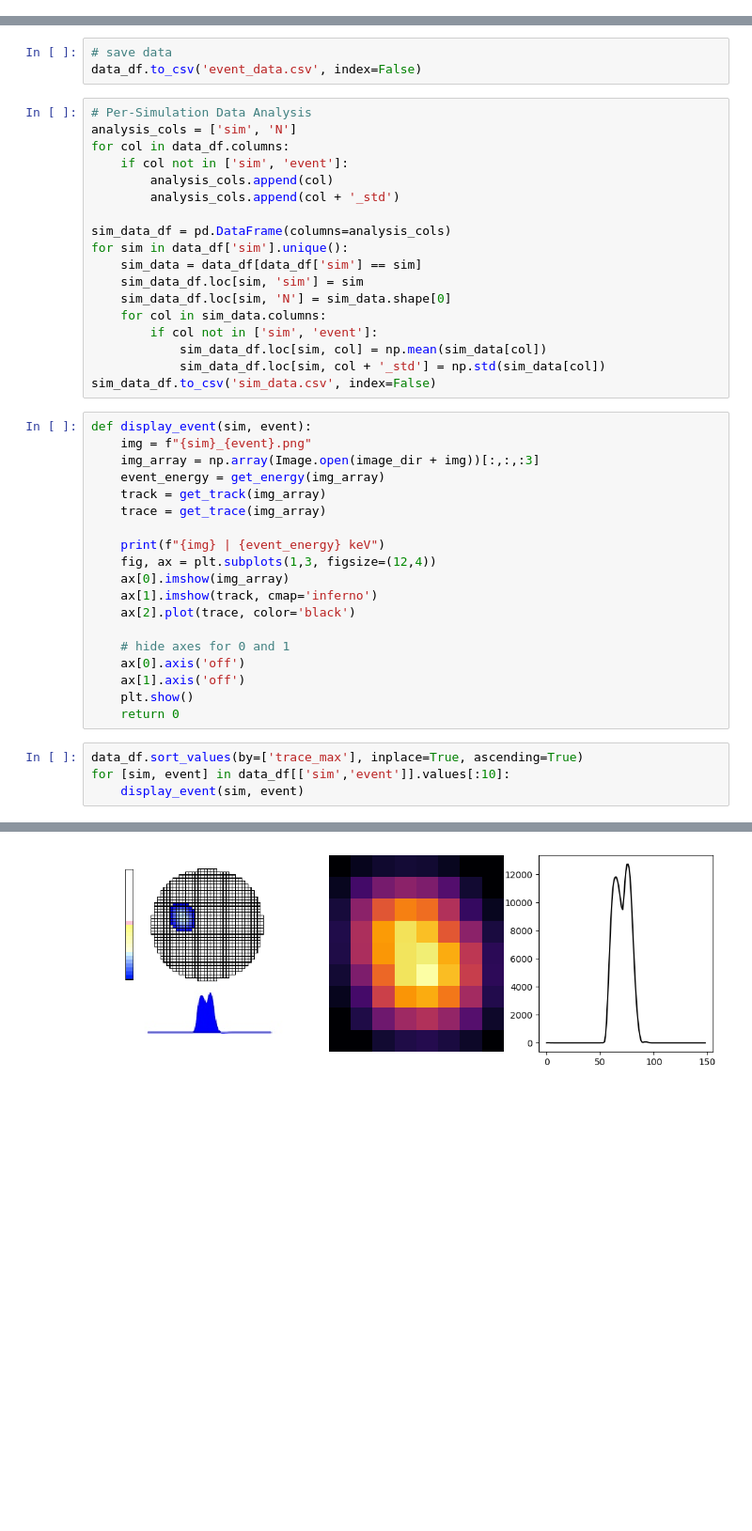
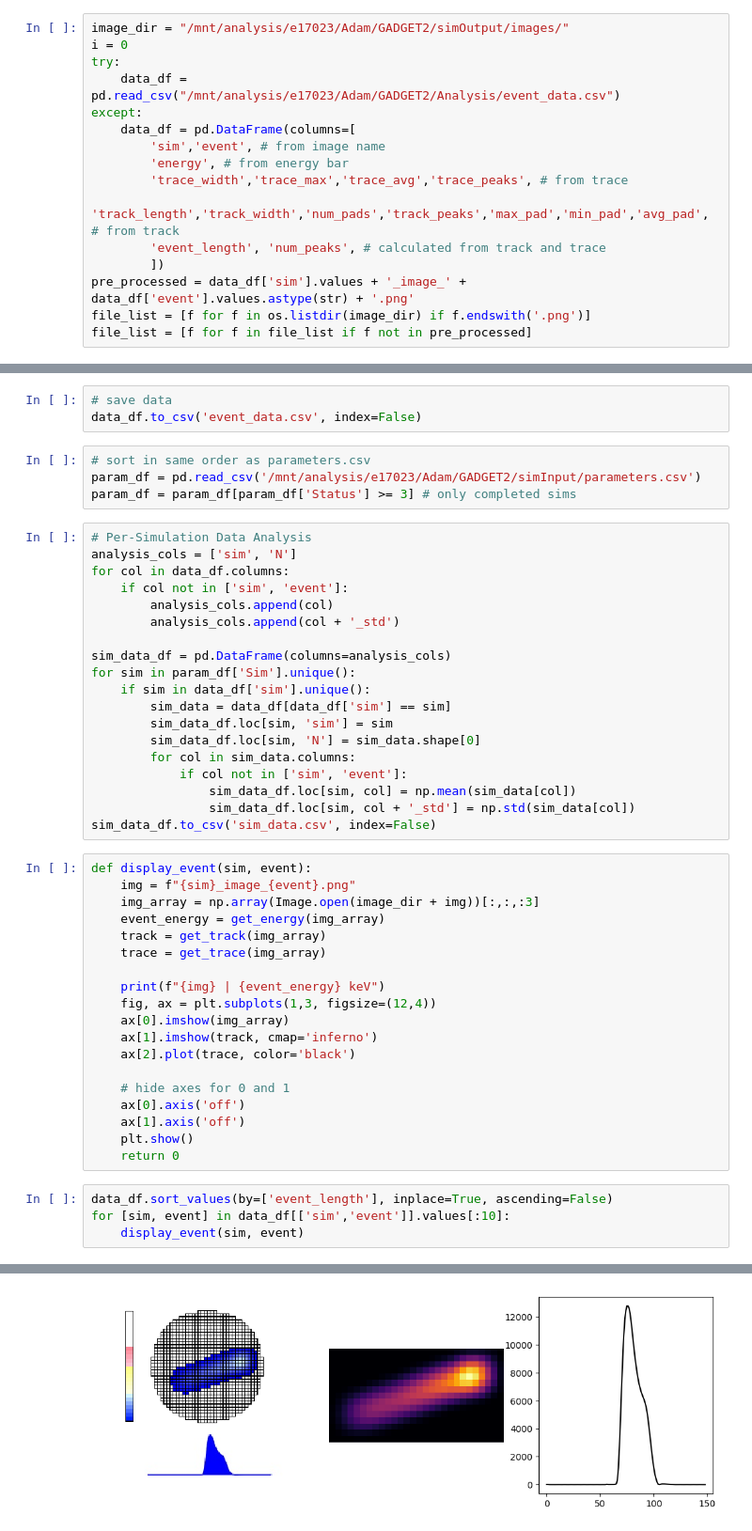
Before and after one commit to Jaros24/GAPA, a Jupyter notebook: Analysis/img_analysis.ipynb, the cells around one changed output, grey strips where cells are left out. Shown: that part at 94% size. Saved outputs shown, nothing was run; the diff lists cells and outputs as text; blank space fills up the shorter version.

```diff
--- a/Analysis/img_analysis.ipynb
+++ b/Analysis/img_analysis.ipynb
@@ -105,4 +105,20 @@ def get_event_length(length, trace_width):
     overshoot = 0 # overshoot of length calculation (mm)
 
     return scale*(length**2 + trace_weight*trace_width**2)**0.5 - overshoot
+# %%
+image_dir = "/mnt/analysis/e17023/Adam/GADGET2/simOutput/images/"
+i = 0
+try:
+    data_df = pd.read_csv("/mnt/analysis/e17023/Adam/GADGET2/Analysis/event_data.csv")
+except:
+    data_df = pd.DataFrame(columns=[
+        'sim','event', # from image name
+        'energy', # from energy bar
+        'trace_width','trace_max','trace_avg','trace_peaks', # from trace
+        'track_length','track_width','num_pads','track_peaks','max_pad','min_pad','avg_pad', # from track
+        'event_length', 'num_peaks', # calculated from track and trace
+        ])
+pre_processed = data_df['sim'].values + '_image_' + data_df['event'].values.astype(str) + '.png'
+file_list = [f for f in os.listdir(image_dir) if f.endswith('.png')]
+file_list = [f for f in file_list if f not in pre_processed]
 # %%
@@ -153,6 +158,10 @@ data_df[float_cols] = data_df[float_cols].astype(float).round(3)
 # %%
 # save data
 data_df.to_csv('event_data.csv', index=False)
+# %%
+# sort in same order as parameters.csv
+param_df = pd.read_csv('/mnt/analysis/e17023/Adam/GADGET2/simInput/parameters.csv')
+param_df = param_df[param_df['Status'] >= 3] # only completed sims
 # %%
 # Per-Simulation Data Analysis
 analysis_cols = ['sim', 'N']
@@ -162,18 +171,19 @@ for col in data_df.columns:
         analysis_cols.append(col + '_std')
 
 sim_data_df = pd.DataFrame(columns=analysis_cols)
-for sim in data_df['sim'].unique():
-    sim_data = data_df[data_df['sim'] == sim]
-    sim_data_df.loc[sim, 'sim'] = sim
-    sim_data_df.loc[sim, 'N'] = sim_data.shape[0]
-    for col in sim_data.columns:
-        if col not in ['sim', 'event']:
-            sim_data_df.loc[sim, col] = np.mean(sim_data[col])
-            sim_data_df.loc[sim, col + '_std'] = np.std(sim_data[col])
+for sim in param_df['Sim'].unique():
+    if sim in data_df['sim'].unique():
+        sim_data = data_df[data_df['sim'] == sim]
+        sim_data_df.loc[sim, 'sim'] = sim
+        sim_data_df.loc[sim, 'N'] = sim_data.shape[0]
+        for col in sim_data.columns:
+            if col not in ['sim', 'event']:
+                sim_data_df.loc[sim, col] = np.mean(sim_data[col])
+                sim_data_df.loc[sim, col + '_std'] = np.std(sim_data[col])
 sim_data_df.to_csv('sim_data.csv', index=False)
 # %%
 def display_event(sim, event):
-    img = f"{sim}_{event}.png"
+    img = f"{sim}_image_{event}.png"
     img_array = np.array(Image.open(image_dir + img))[:,:,:3]
     event_energy = get_energy(img_array)
     track = get_track(img_array)
@@ -191,7 +201,7 @@ def display_event(sim, event):
     plt.show()
     return 0
 # %%
-data_df.sort_values(by=['trace_max'], inplace=True, ascending=True)
+data_df.sort_values(by=['event_length'], inplace=True, ascending=False)
 for [sim, event] in data_df[['sim','event']].values[:10]:
     display_event(sim, event)
 # %% [output]
@@ -209,2 +219,2 @@ VarSim0_76.png | 1656.3374285714287 keV
-[figure, old version]
+[figure, new version]
 ... (8 outputs left out)
```
Also changed, not shown: parts of 2 cells of this notebook, 6 other files.
